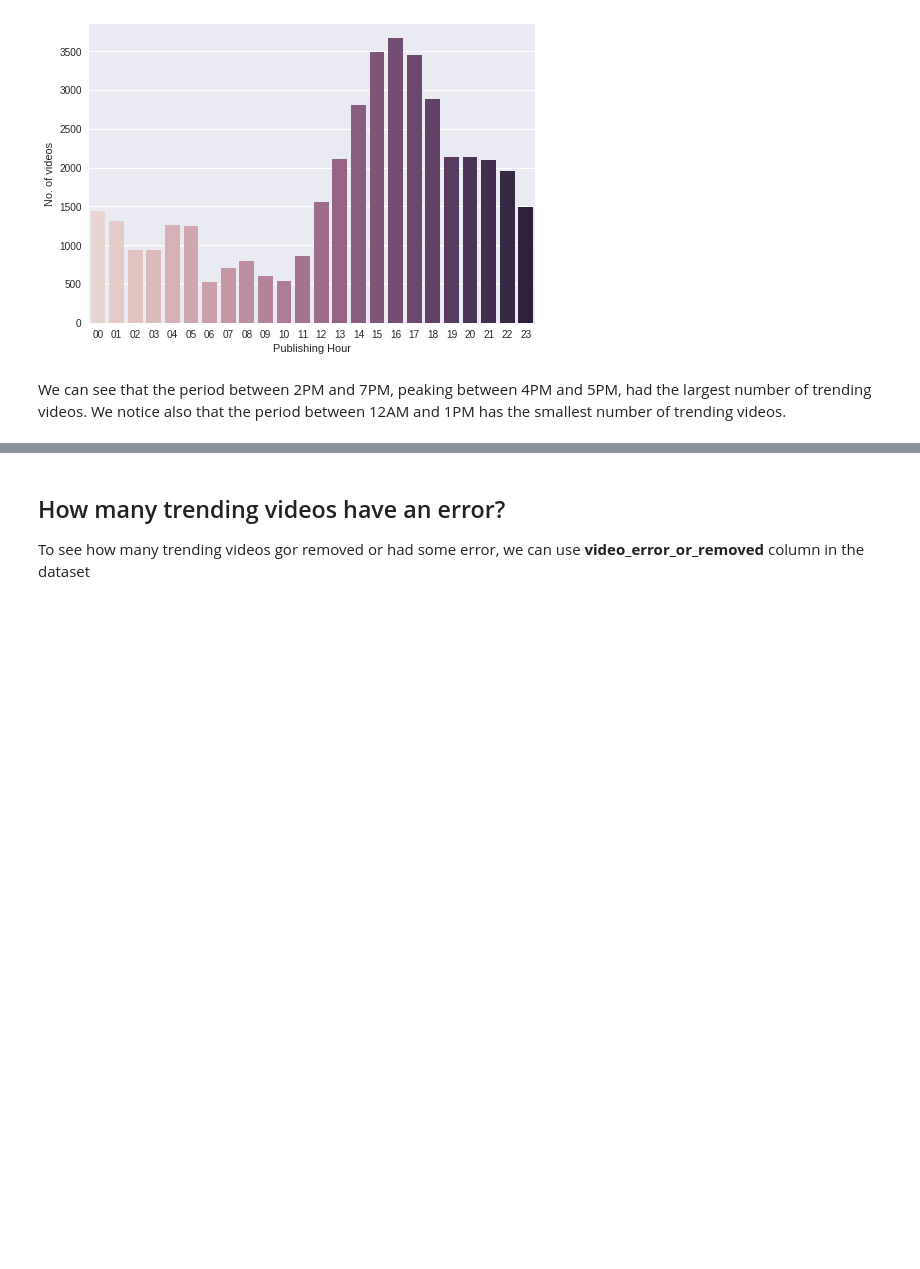
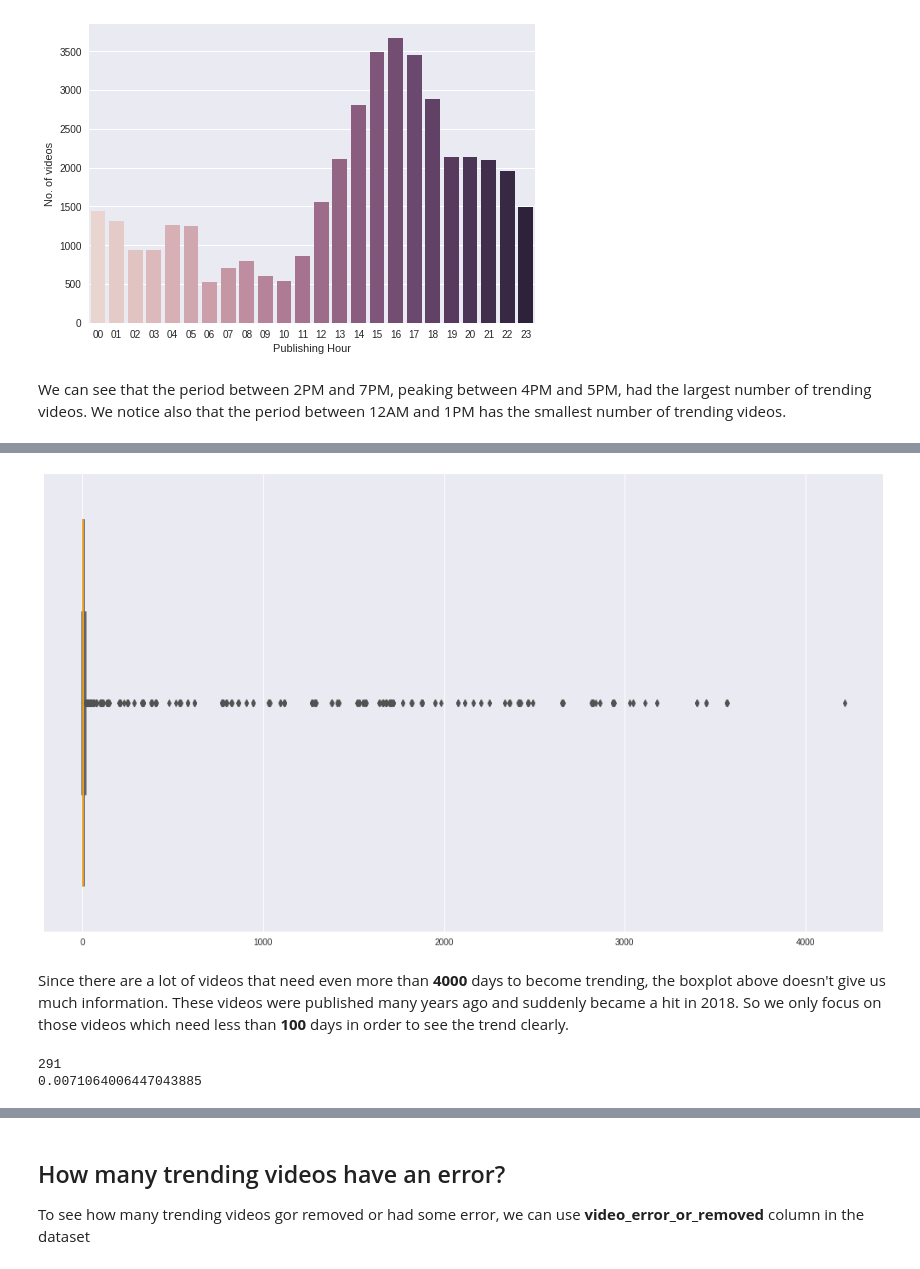
Before and after one commit to KieuSonTung/Data_Preparation, a Jupyter notebook: Youtube_Trending_Data.ipynb, the cells around one changed output, grey strips where cells are left out. Saved outputs shown, nothing was run; the diff lists cells and outputs as text; code cells hidden in the pictures; blank space fills up the shorter version.

```diff
--- a/Youtube_Trending_Data.ipynb
+++ b/Youtube_Trending_Data.ipynb
@@ -531,0 +580,21 @@ We can see that the period between 2PM and 7PM, peaking between 4PM and 5PM, had
+# %%
+fig, ax = plt.subplots(figsize=(14,8))
+sns.boxplot(days, color='#e03531', medianprops={'color': '#FBA91A'})
+plt.tight_layout()
+# %% [output]
+[figure, added]
+# %% [markdown]
+Since there are a lot of videos that need even more than **4000** days to become trending, the boxplot above doesn't give us much information. These videos were published many years ago and suddenly became a hit in 2018. So we only focus on those videos which need less than **100** days in order to see the trend clearly.
+# %%
+days = np.array(days)
+
+count = 0
+for i in range(days.shape[0]):
+    if days[i] > 100:
+        count += 1
+
+print(count)
+print(count/days.shape[0])
+# %% [output]
+291
+0.0071064006447043885
```
Also changed, not shown: parts of 23 cells of this notebook.
